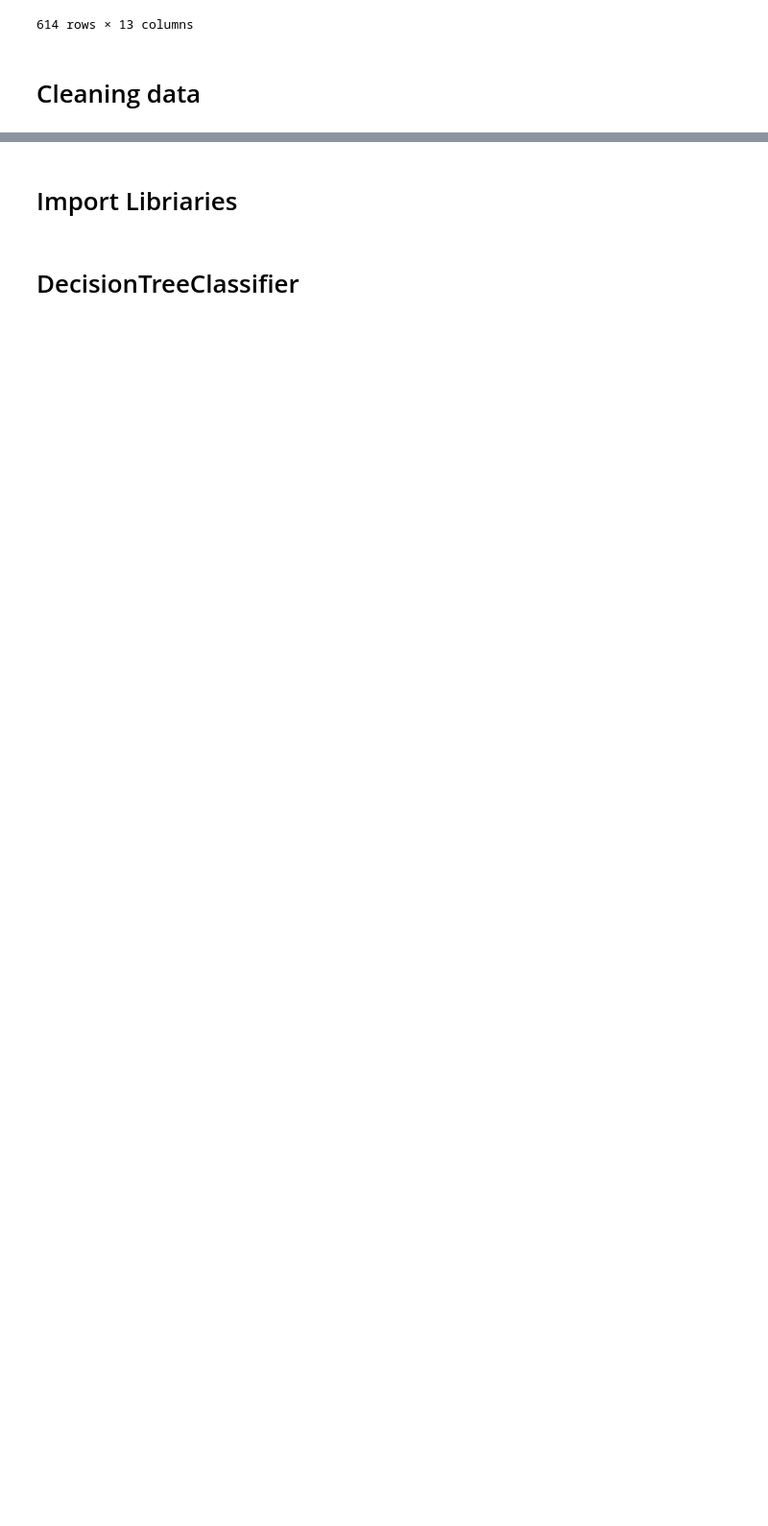
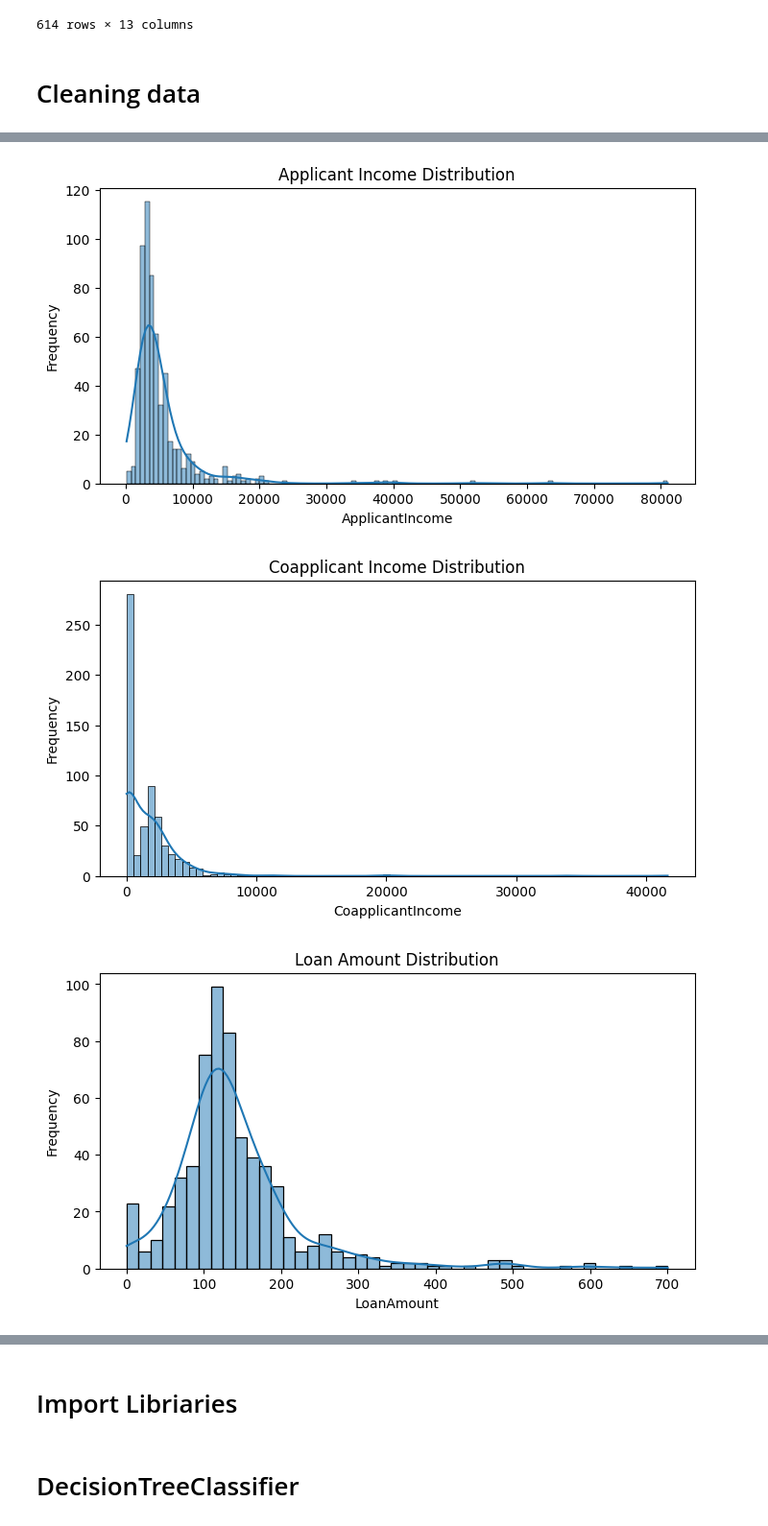
Before and after one commit to Sleeperalex/Loan-Approval-ML, a Jupyter notebook: ML.ipynb, the cells around one changed output, grey strips where cells are left out. Shown: that part at 96% size. Drawn from its saved outputs; the diff is of its cells as text; code cells hidden in the pictures; blank space fills up the shorter version.

```diff
--- a/ML.ipynb
+++ b/ML.ipynb
@@ -73,0 +97,17 @@ data
+# %%
+def plot_distribution(column, title):
+    plt.figure(figsize=(8, 4))
+    sns.histplot(data=data, x=column, kde=True)
+    plt.title(title)
+    plt.xlabel(column)
+    plt.ylabel('Frequency')
+    plt.show()
+
+plot_distribution("ApplicantIncome", "Applicant Income Distribution")
+plot_distribution("CoapplicantIncome", "Coapplicant Income Distribution")
+plot_distribution("LoanAmount", "Loan Amount Distribution")
+plot_distribution("Loan_Amount_Term", "Loan Amount Term Distribution")
+# %% [output]
+[figure, added]
+[figure, added]
+[figure, added]
```
Also changed, not shown: parts of 10 cells of this notebook.
